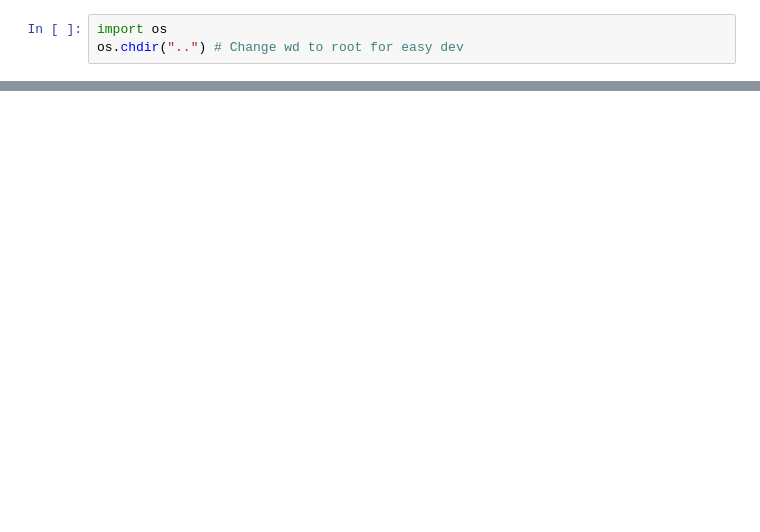
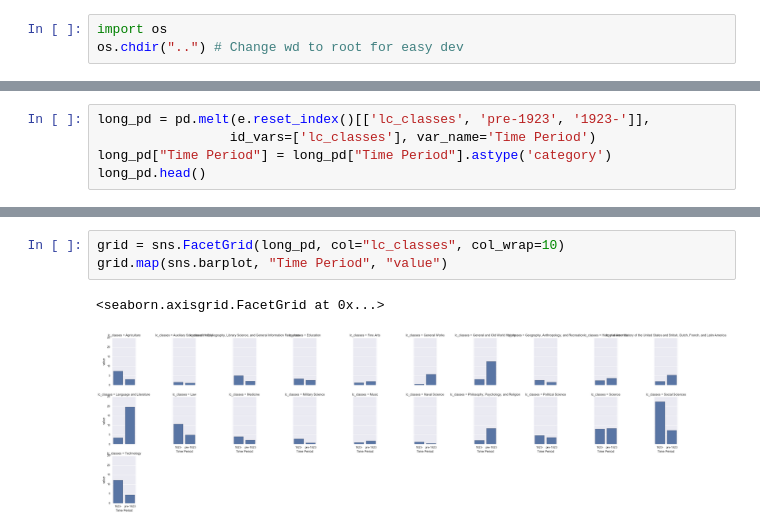
Before and after one commit to organisciak/BookwormPython, a Jupyter notebook: notebooks/UnderstandingTheCollection.ipynb, the cells around one changed output, grey strips where cells are left out. Drawn from its saved outputs; the diff is of its cells as text; blank space fills up the shorter version.

```diff
--- a/notebooks/UnderstandingTheCollection.ipynb
+++ b/notebooks/UnderstandingTheCollection.ipynb
@@ -88,0 +113,5 @@ e = 100* d / d.apply(lambda x: x.sum())
+# %%
+long_pd = pd.melt(e.reset_index()[['lc_classes', 'pre-1923', '1923-']],
+                 id_vars=['lc_classes'], var_name='Time Period')
+long_pd["Time Period"] = long_pd["Time Period"].astype('category')
+long_pd.head()
@@ -89,2 +132,8 @@ e = 100* d / d.apply(lambda x: x.sum())
+# %%
+grid = sns.FacetGrid(long_pd, col="lc_classes", col_wrap=10)
+grid.map(sns.barplot, "Time Period", "value")
+# %% [output]
+<seaborn.axisgrid.FacetGrid at 0x...>
+[figure, added]
 # %%
 # Draw slopegraph
```
Also changed, not shown: parts of 22 cells of this notebook, 6 other files.
